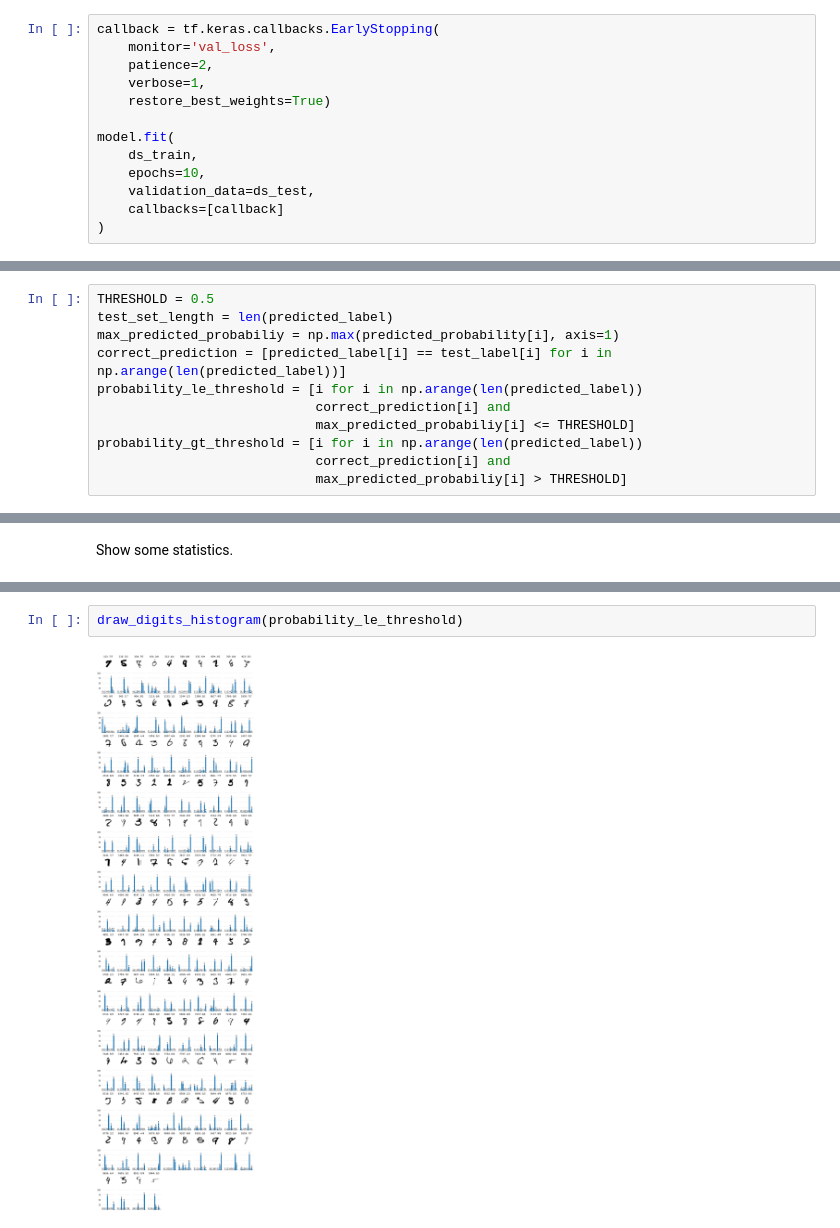
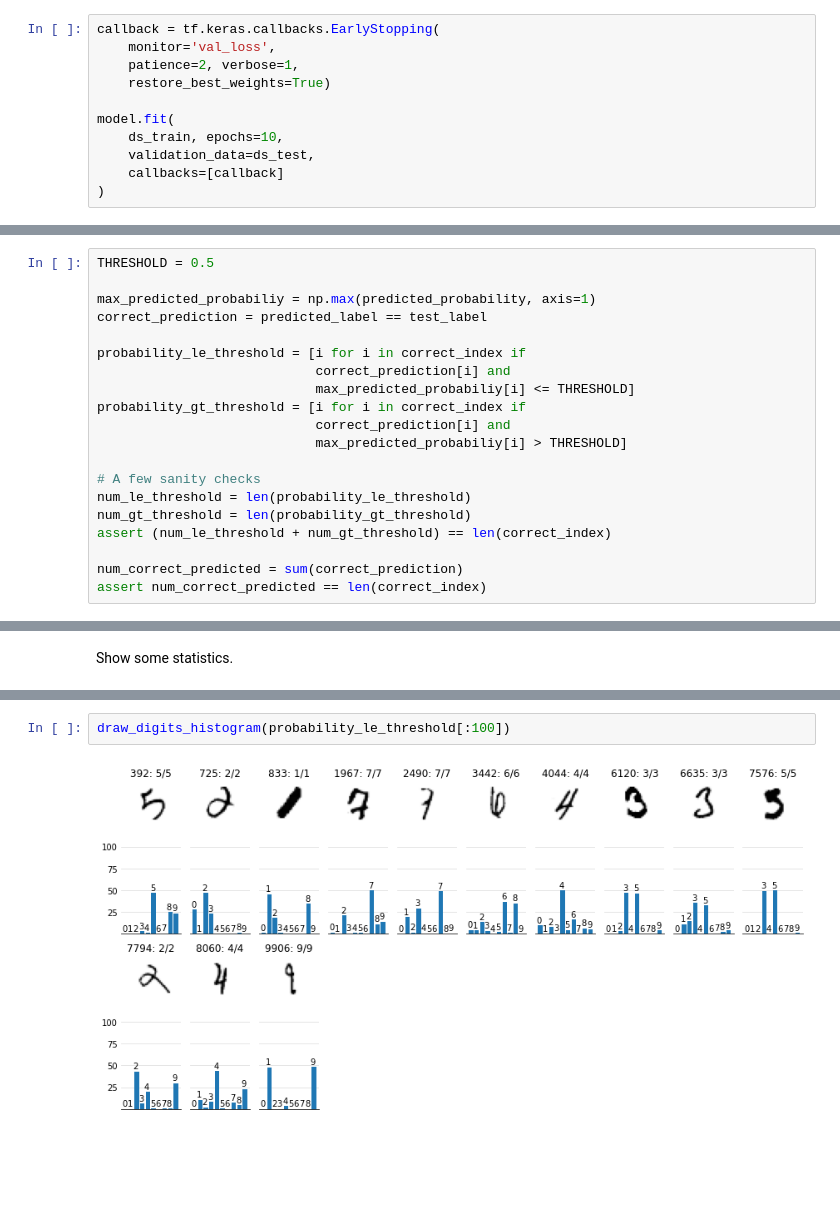
Before and after one commit to fau-masters-collected-works-cgarbin/decision-threshold-effect-on-accuracy, a Jupyter notebook: softmax-thresholds.ipynb, the cells around one changed output, grey strips where cells are left out. Saved outputs shown, nothing was run; the diff lists cells and outputs as text; blank space fills up the shorter version.

Commit message:
Add threshold code

```diff
--- a/softmax-thresholds.ipynb
+++ b/softmax-thresholds.ipynb
@@ -121,13 +121,11 @@ Train the model using early stopping to get a decent model without investing too
 # %%
 callback = tf.keras.callbacks.EarlyStopping(
     monitor='val_loss',
-    patience=2,
-    verbose=1,
+    patience=2, verbose=1,
     restore_best_weights=True)
 
 model.fit(
-    ds_train,
-    epochs=10,
+    ds_train, epochs=10,
     validation_data=ds_test,
     callbacks=[callback]
 )
@@ -340,12 +338,21 @@ def draw_digits_histogram(digit_indices):
 Now, find the digits that have been predicted with less than 50% confidence.
 # %%
 THRESHOLD = 0.5
-test_set_length = len(predicted_label)
-max_predicted_probabiliy = np.max(predicted_probability[i], axis=1)
-correct_prediction = [predicted_label[i] == test_label[i] for i in np.arange(len(predicted_label))]
-probability_le_threshold = [i for i in np.arange(len(predicted_label))
+
+max_predicted_probabiliy = np.max(predicted_probability, axis=1)
+correct_prediction = predicted_label == test_label
+
+probability_le_threshold = [i for i in correct_index if
                             correct_prediction[i] and
                             max_predicted_probabiliy[i] <= THRESHOLD]
-probability_gt_threshold = [i for i in np.arange(len(predicted_label))
+probability_gt_threshold = [i for i in correct_index if
                             correct_prediction[i] and
                             max_predicted_probabiliy[i] > THRESHOLD]
+
+# A few sanity checks
+num_le_threshold = len(probability_le_threshold)
+num_gt_threshold = len(probability_gt_threshold)
+assert (num_le_threshold + num_gt_threshold) == len(correct_index)
+
+num_correct_predicted = sum(correct_prediction)
+assert num_correct_predicted == len(correct_index)
@@ -372,7 +382,7 @@ draw_digits_histogram([TEST_DIGIT])
 8
 [figure]
 # %%
-draw_digits_histogram(probability_le_threshold)
+draw_digits_histogram(probability_le_threshold[:100])
 # %% [output]
-[figure, old version]
+[figure, new version]
 # %%
```
Also changed, not shown: parts of 5 cells of this notebook.
